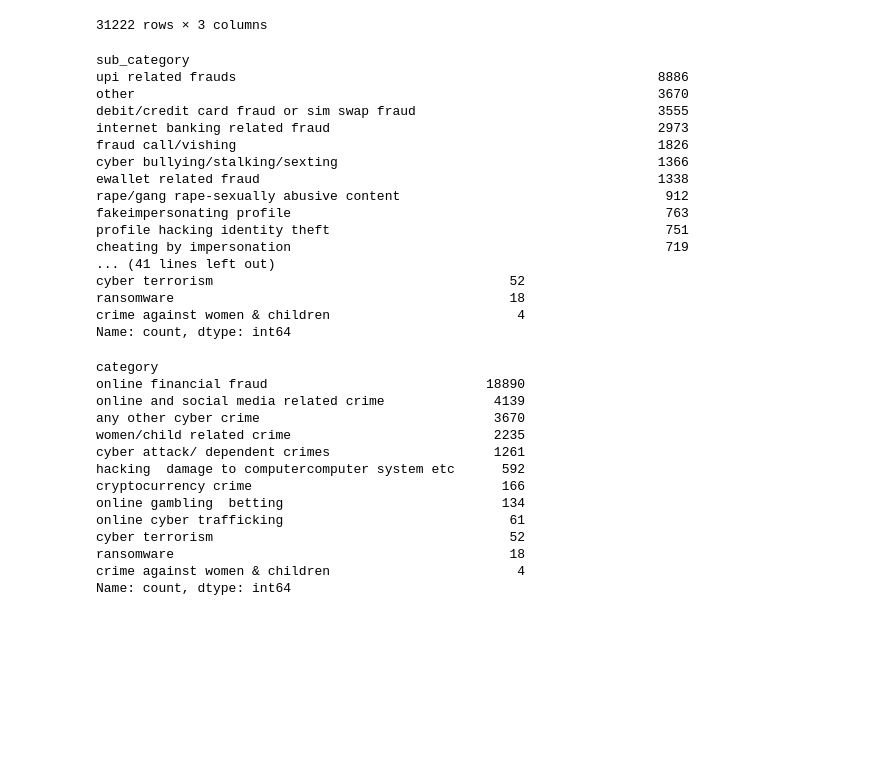
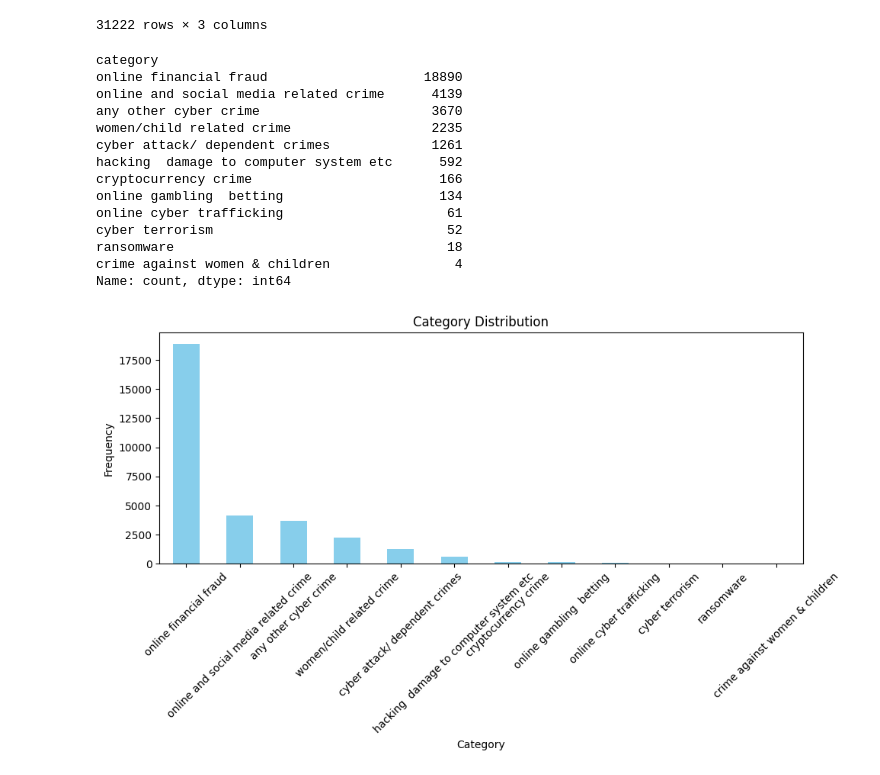
Before and after one commit to merhasmukh/cyberguard-ai-hackathon-indiaai, a Jupyter notebook: notebooks/test_data_process.ipynb, the cells around one changed output. Cells and saved outputs as stored; diff of their text form; code cells hidden in the pictures; blank space fills up the shorter version.

```diff
--- a/notebooks/test_data_process.ipynb
+++ b/notebooks/test_data_process.ipynb
@@ -433,6 +443,7 @@ dtype: int64
 df['crimeaditionalinfo']=df['crimeaditionalinfo'].str.lower()
 df['category']=df['category'].str.lower()
 df['sub_category']=df['sub_category'].str.lower()
+df['category']=df['category'].replace('hacking  damage to computercomputer system etc','hacking  damage to computer system etc')
 # %%
 df
 # %% [output]
@@ -453,39 +464,36 @@ df
 df.to_csv('../processed_data/processed_test.csv', index=False)
 # %%
 # Check class distribution in training set
-print(df['sub_category'].value_counts())
+print(df['category'].value_counts())
 # %% [output]
-sub_category
-upi related frauds                                                      8886
-other                                                                   3670
-debit/credit card fraud or sim swap fraud                               3555
-internet banking related fraud                                          2973
-fraud call/vishing                                                      1826
-cyber bullying/stalking/sexting                                         1366
-ewallet related fraud                                                   1338
-rape/gang rape-sexually abusive content                                  912
-fakeimpersonating profile                                                763
-profile hacking identity theft                                           751
-cheating by impersonation                                                719
-... (41 lines left out)
-cyber terrorism                                      52
-ransomware                                           18
-crime against women & children                        4
+category
+online financial fraud                    18890
+online and social media related crime      4139
+any other cyber crime                      3670
+women/child related crime                  2235
+cyber attack/ dependent crimes             1261
+hacking  damage to computer system etc      592
+cryptocurrency crime                        166
+online gambling  betting                    134
+online cyber trafficking                     61
+cyber terrorism                              52
+ransomware                                   18
+crime against women & children                4
 Name: count, dtype: int64
 # %%
-print(df['category'].value_counts())
+category_counts = df['category'].value_counts()
-# %% [output]
-category
-online financial fraud                            18890
-online and social media related crime              4139
-any other cyber crime                              3670
-women/child related crime                          2235
-cyber attack/ dependent crimes                     1261
-hacking  damage to computercomputer system etc      592
-cryptocurrency crime                                166
-online gambling  betting                            134
-online cyber trafficking                             61
-cyber terrorism                                      52
-ransomware                                           18
-crime against women & children                        4
-Name: count, dtype: int64
+# %%
+import matplotlib.pyplot as plt
+
+# Plotting the bar chart
+plt.figure(figsize=(10, 6))
+category_counts.plot(kind='bar', color='skyblue')
+plt.title('Category Distribution')
+plt.xlabel('Category')
+plt.ylabel('Frequency')
+plt.xticks(rotation=45)  # Rotate category labels if necessary
+plt.tight_layout()  # Adjust layout to fit everything nicely
+plt.savefig('test_category_distribution.png', format='png', dpi=300)  # Save with high resolution
+plt.show()
+# %% [output]
+[figure, added]
```
Also changed, not shown: parts of 2 cells of this notebook, 25 other files.
